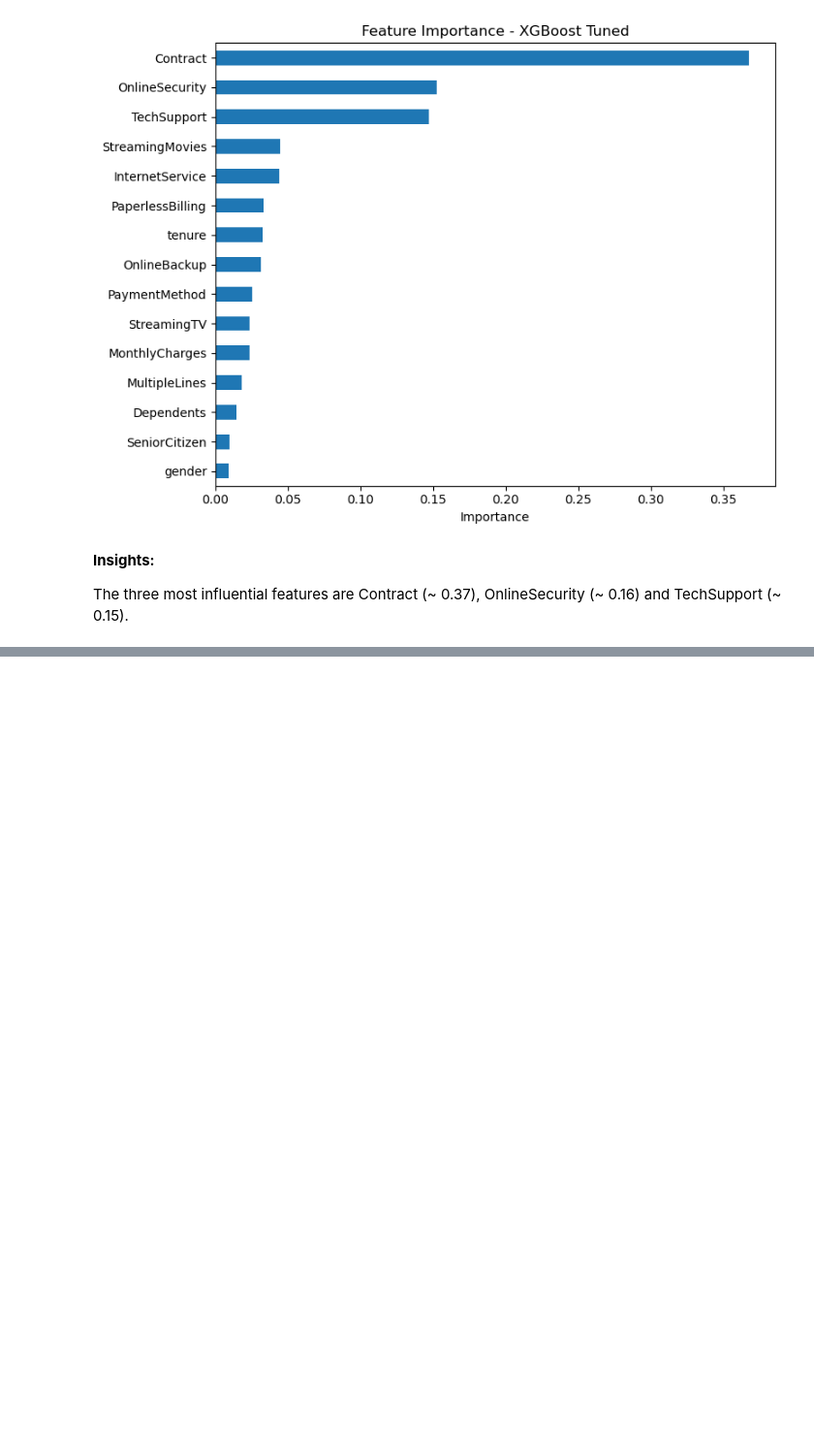
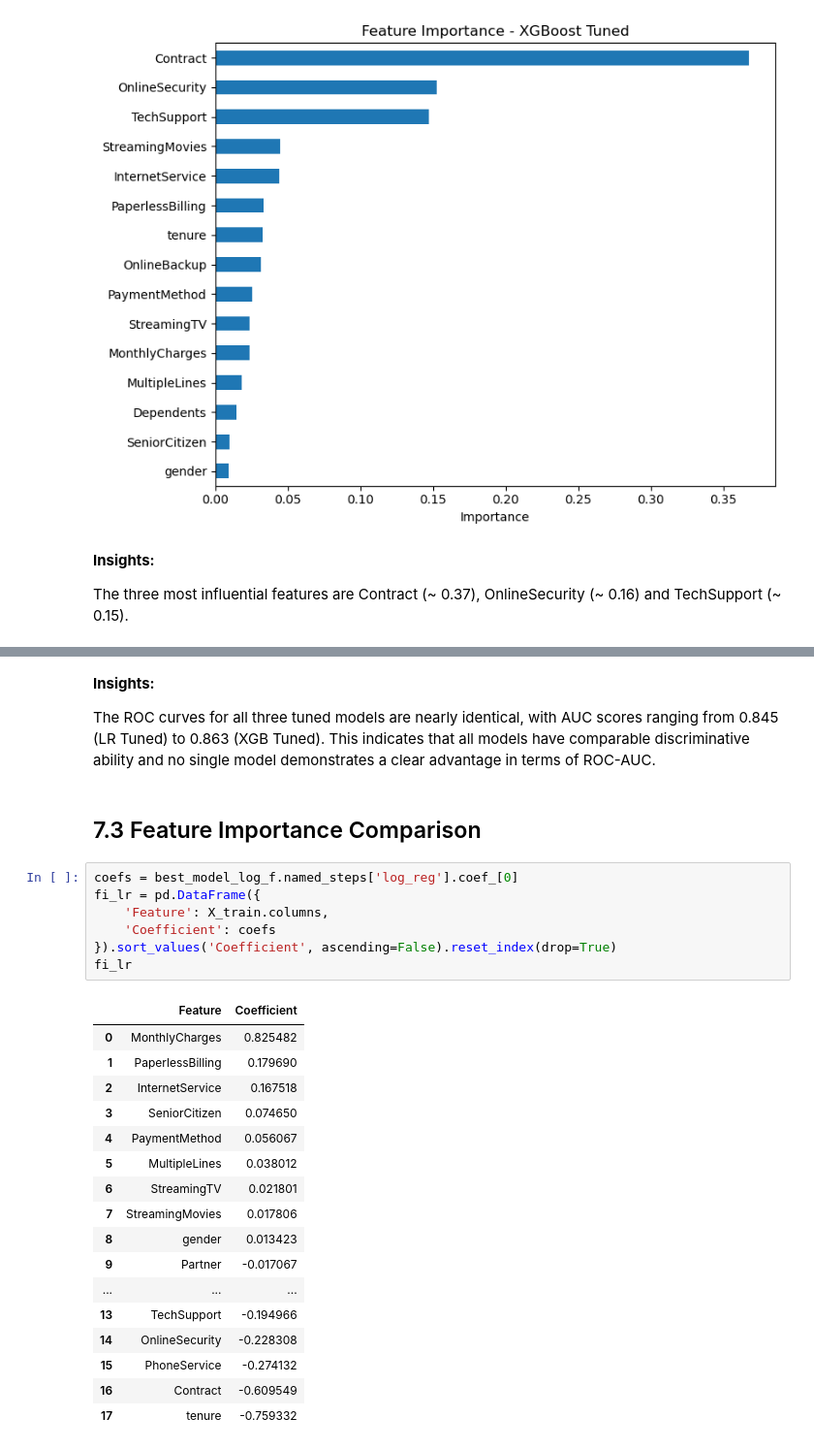
Before and after one commit to Oliwer1992/telco-customer-churn, a Jupyter notebook: 02_Classification_Models_Training.ipynb, the cells around one changed output, grey strips where cells are left out. Shown at 97% size. Drawn from its saved outputs; the diff is of its cells as text; blank space fills up the shorter version.

```diff
--- a/02_Classification_Models_Training.ipynb
+++ b/02_Classification_Models_Training.ipynb
@@ -429,0 +469,31 @@ The three most influential features are Contract (~ 0.37), OnlineSecurity (~ 0.1
+# %% [markdown]
+**Insights:**
+
+The ROC curves for all three tuned models are nearly identical, with AUC scores ranging from 0.845 (LR Tuned) to 0.863 (XGB Tuned). This indicates that all models have comparable discriminative ability and no single model demonstrates a clear advantage in terms of ROC-AUC.
+# %% [markdown]
+## 7.3 Feature Importance Comparison
+# %%
+coefs = best_model_log_f.named_steps['log_reg'].coef_[0]
+fi_lr = pd.DataFrame({
+    'Feature': X_train.columns,
+    'Coefficient': coefs
+}).sort_values('Coefficient', ascending=False).reset_index(drop=True)
+fi_lr
+# %% [output]
+|  | Feature | Coefficient |
+| 0 | MonthlyCharges | 0.825482 |
+| 1 | PaperlessBilling | 0.179690 |
+| 2 | InternetService | 0.167518 |
+| 3 | SeniorCitizen | 0.074650 |
+| 4 | PaymentMethod | 0.056067 |
+| 5 | MultipleLines | 0.038012 |
+| 6 | StreamingTV | 0.021801 |
+| 7 | StreamingMovies | 0.017806 |
+| 8 | gender | 0.013423 |
+| 9 | Partner | -0.017067 |
+| ... | ... | ... |
+| 13 | TechSupport | -0.194966 |
+| 14 | OnlineSecurity | -0.228308 |
+| 15 | PhoneService | -0.274132 |
+| 16 | Contract | -0.609549 |
+| 17 | tenure | -0.759332 |
```
Also changed, not shown: parts of 11 cells of this notebook.
